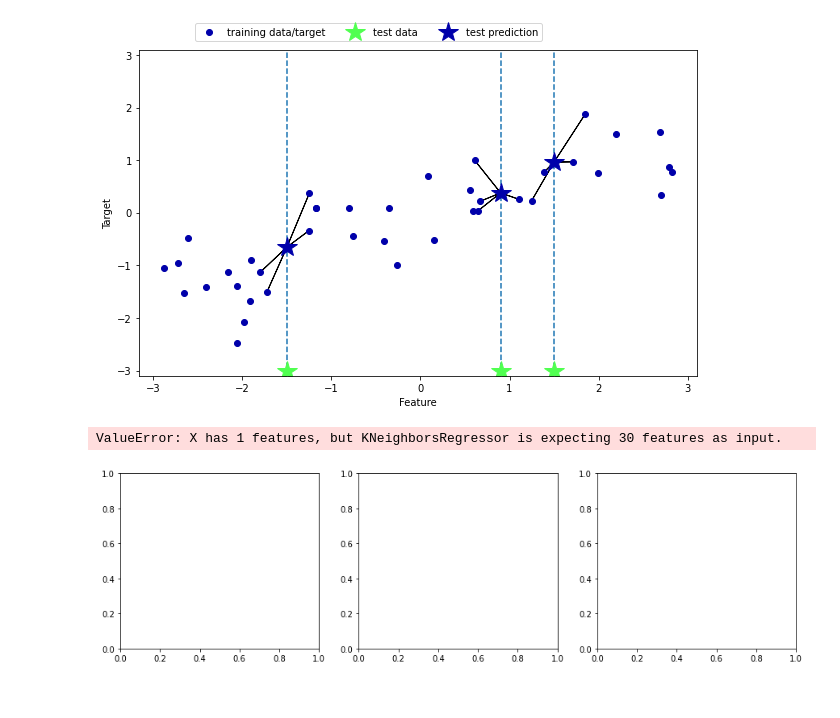
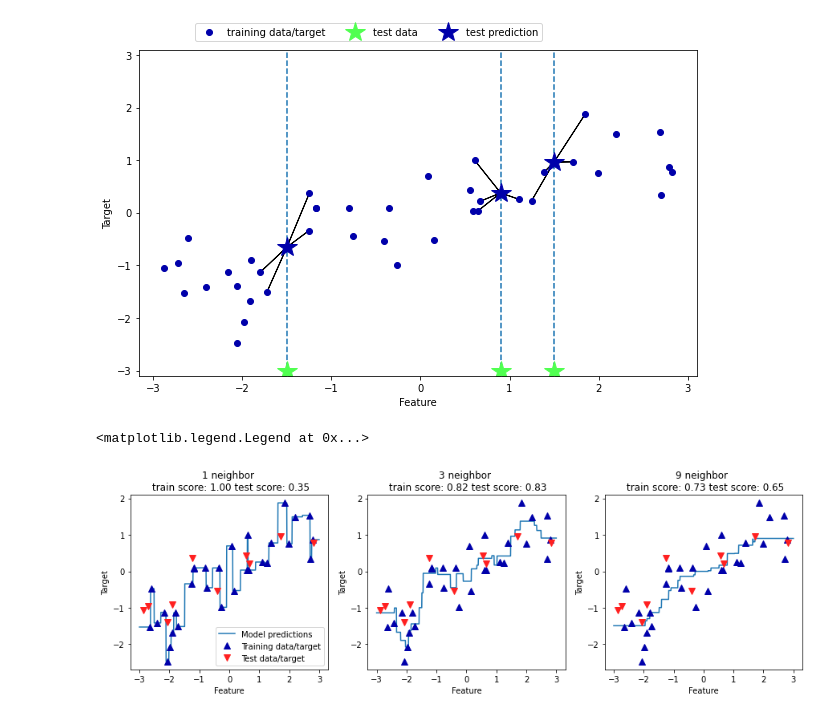
Before and after one commit to yattinda/scikit-learn, a Jupyter notebook: k-NN_test.ipynb, the cells around one changed output. Saved outputs shown, nothing was run; the diff lists cells and outputs as text; code cells hidden in the pictures.

```diff
--- a/k-NN_test.ipynb
+++ b/k-NN_test.ipynb
@@ -76,22 +76,23 @@ mglearn.plots.plot_knn_regression(n_neighbors = 4)
 # %%
 from sklearn.neighbors import KNeighborsRegressor
 
-X, y = mglearn.dataset.make_wave(n_samples = 40)
+X, y = mglearn.datasets.make_wave(n_samples = 40)
+X_train, X_test, y_train, y_test = train_test_split(X, y, random_state = 0)
 
 fig, axes = plt.subplots(1, 3, figsize = (15, 4))
 line = np.linspace(-3, 3, 1000).reshape(-1, 1)
 
 for n_neighbors, ax in zip([1, 3, 9], axes):
     reg = KNeighborsRegressor(n_neighbors = n_neighbors).fit(X_train, y_train)
     ax.plot(line, reg.predict(line))
     ax.plot(X_train, y_train, "^", c = mglearn.cm2(0), markersize = 8)
     ax.plot(X_test, y_test, "v", c = mglearn.cm2(1), markersize = 8)
 
     ax.set_title("{} neighbor \n train score: {:.2f} test score: {:.2f}".format(n_neighbors, reg.score(X_train, y_train), reg.score(X_test, y_test)))
     ax.set_xlabel("Feature")
     ax.set_ylabel("Target")
 
 axes[0].legend(["Model predictions", "Training data/target", "Test data/target"], loc = "best")
 # %% [output]
-ValueError: X has 1 features, but KNeighborsRegressor is expecting 30 features as input.
+<matplotlib.legend.Legend at 0x...>
-[figure, old version]
+[figure, new version]
```
